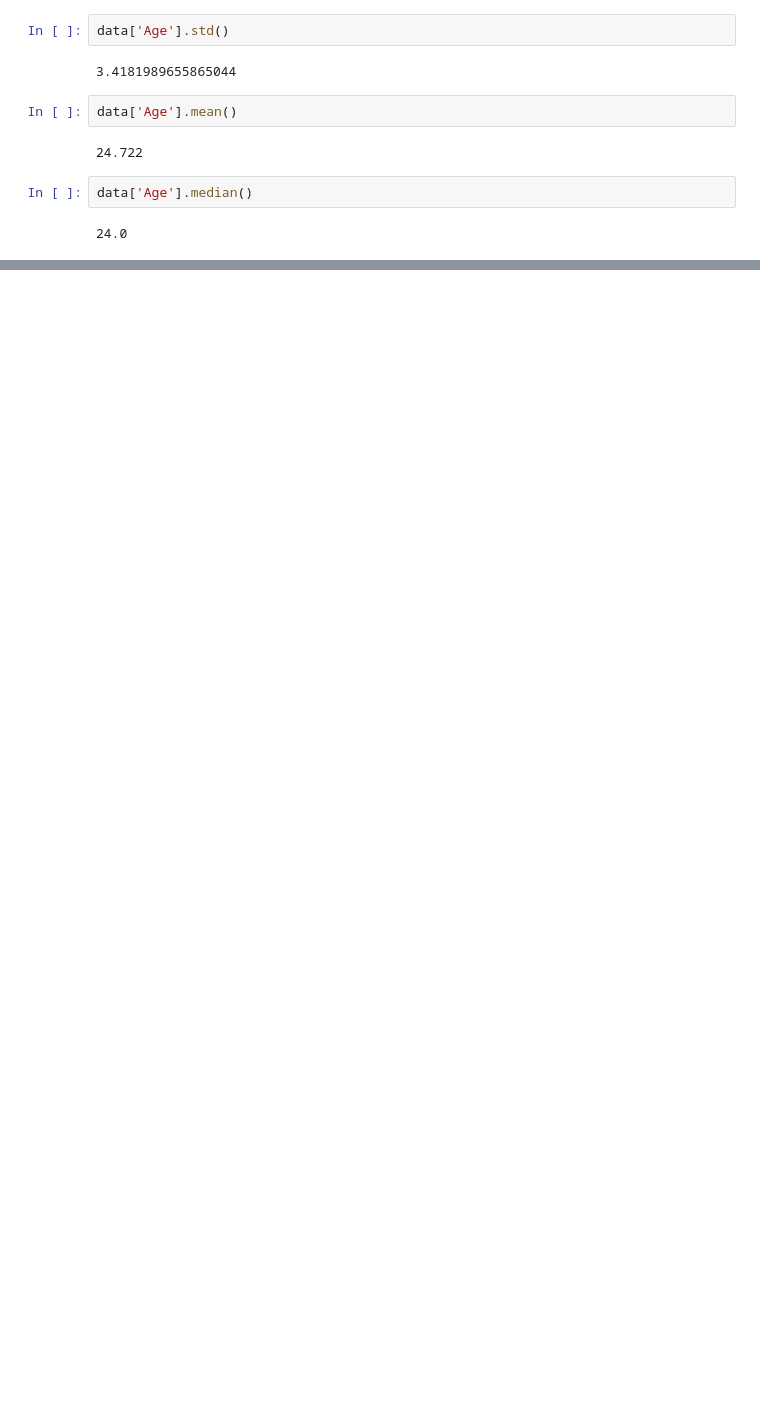
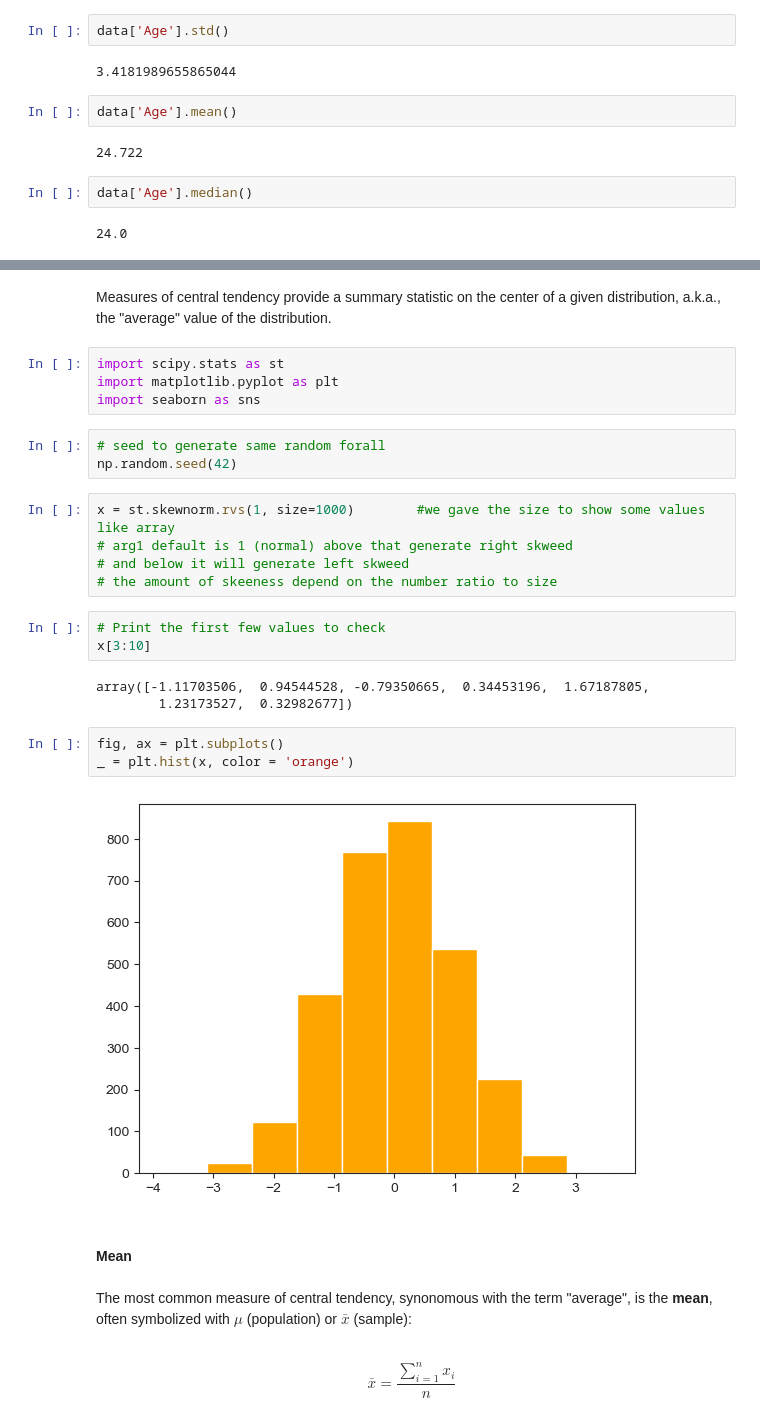
Before and after one commit to Rayanfaraidun/onlineFoodOrder, a Jupyter notebook: Copy_of_OnlineFoodOrder.ipynb, the cells around one changed output, grey strips where cells are left out. Saved outputs shown, nothing was run; the diff lists cells and outputs as text; blank space fills up the shorter version.

```diff
--- a/Copy_of_OnlineFoodOrder.ipynb
+++ b/Copy_of_OnlineFoodOrder.ipynb
@@ -240,0 +230,31 @@ sns.distplot(data['Age'])
+# %% [markdown]
+Measures of central tendency provide a summary statistic on the center of a given distribution, a.k.a., the "average" value of the distribution.
+# %%
+import scipy.stats as st
+import matplotlib.pyplot as plt
+import seaborn as sns
+# %%
+# seed to generate same random forall
+np.random.seed(42)
+# %%
+x = st.skewnorm.rvs(1, size=1000)        #we gave the size to show some values like array
+# arg1 default is 1 (normal) above that generate right skweed
+# and below it will generate left skweed
+# the amount of skeeness depend on the number ratio to size
+# %%
+# Print the first few values to check
+x[3:10]
+# %% [output]
+array([-1.11703506,  0.94544528, -0.79350665,  0.34453196,  1.67187805,
+        1.23173527,  0.32982677])
+# %%
+fig, ax = plt.subplots()
+_ = plt.hist(x, color = 'orange')
+# %% [output]
+[figure, added]
+# %% [markdown]
+#### Mean
+# %% [markdown]
+The most common measure of central tendency, synonomous with the term "average", is the **mean**, often symbolized with $\mu$ (population) or $\bar{x}$ (sample):
+# %% [markdown]
+$$ \bar{x} = \frac{\sum_{i=1}^n x_i}{n} $$
```
Also changed, not shown: parts of 95 cells of this notebook.
